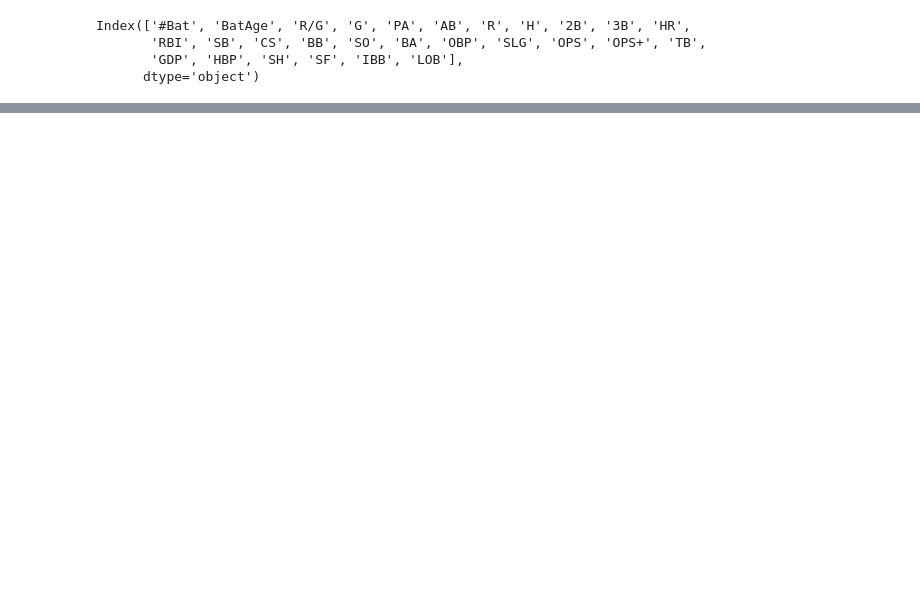
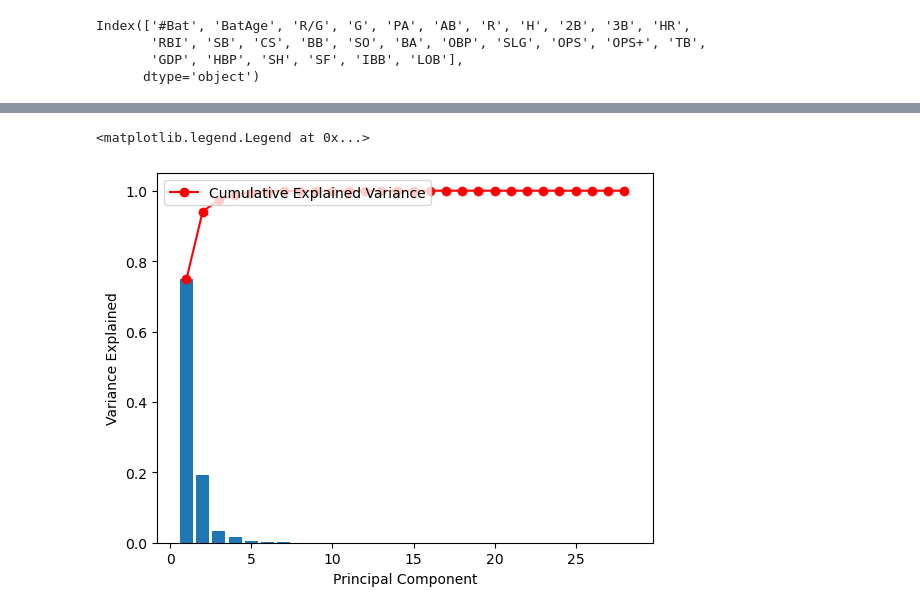
Before and after one commit to Ananay8425/Scikit-Learn, a Jupyter notebook: PCA-Analysis/pca-analysis.ipynb, the cells around one changed output, grey strips where cells are left out. Drawn from its saved outputs; the diff is of its cells as text; code cells hidden in the pictures; blank space fills up the shorter version.

```diff
--- a/PCA-Analysis/pca-analysis.ipynb
+++ b/PCA-Analysis/pca-analysis.ipynb
@@ -43,5 +59,13 @@ display(df.head())
 # %%
 df.drop(columns=['Tm'], axis=1, inplace=True)
+# %%
+# Handle missing values - either impute or drop
+df = df.dropna()  # or use SimpleImputer
+
+# Convert remaining object columns to numeric
+object_cols = ['BatAge', 'R/G', 'PA', 'AB', '2B', '3B', 'OPS+', 'TB']
+for col in object_cols:
+    df[col] = pd.to_numeric(df[col].astype(str).str.extract('([0-9.]+)')[0], errors='coerce')
 # %%
 df.head()
 # %% [output]
@@ -61,0 +111,18 @@ Index(['#Bat', 'BatAge', 'R/G', 'G', 'PA', 'AB', 'R', 'H', '2B', '3B', 'HR',
+# %%
+from sklearn.preprocessing import StandardScaler
+from sklearn.decomposition import PCA
+
+# Select all numeric features for PCA
+numeric_features = df.select_dtypes(include=['float64', 'int64']).columns
+X = df[numeric_features]
+
+# Scale data
+scaler = StandardScaler()
+X_scaled = scaler.fit_transform(X)
+
+# Apply PCA
+pca = PCA()
+pca.fit(X_scaled)
+
+# Examine explained variance
+print(pca.explained_variance_ratio_)
@@ -61,0 +153,13 @@ Index(['#Bat', 'BatAge', 'R/G', 'G', 'PA', 'AB', 'R', 'H', '2B', '3B', 'HR',
+# %%
+import matplotlib.pyplot as plt
+
+plt.bar(range(1, len(pca.explained_variance_ratio_) + 1), pca.explained_variance_ratio_)
+plt.xlabel('Principal Component')
+plt.ylabel('Variance Explained')
+plt.plot(range(1, len(pca.explained_variance_ratio_) + 1),
+         np.cumsum(pca.explained_variance_ratio_),
+         marker='o', color='r', label="Cumulative Explained Variance")
+plt.legend(loc='upper left')
+# %% [output]
+<matplotlib.legend.Legend at 0x...>
+[figure, added]
```
Also changed, not shown: parts of 23 cells of this notebook.
